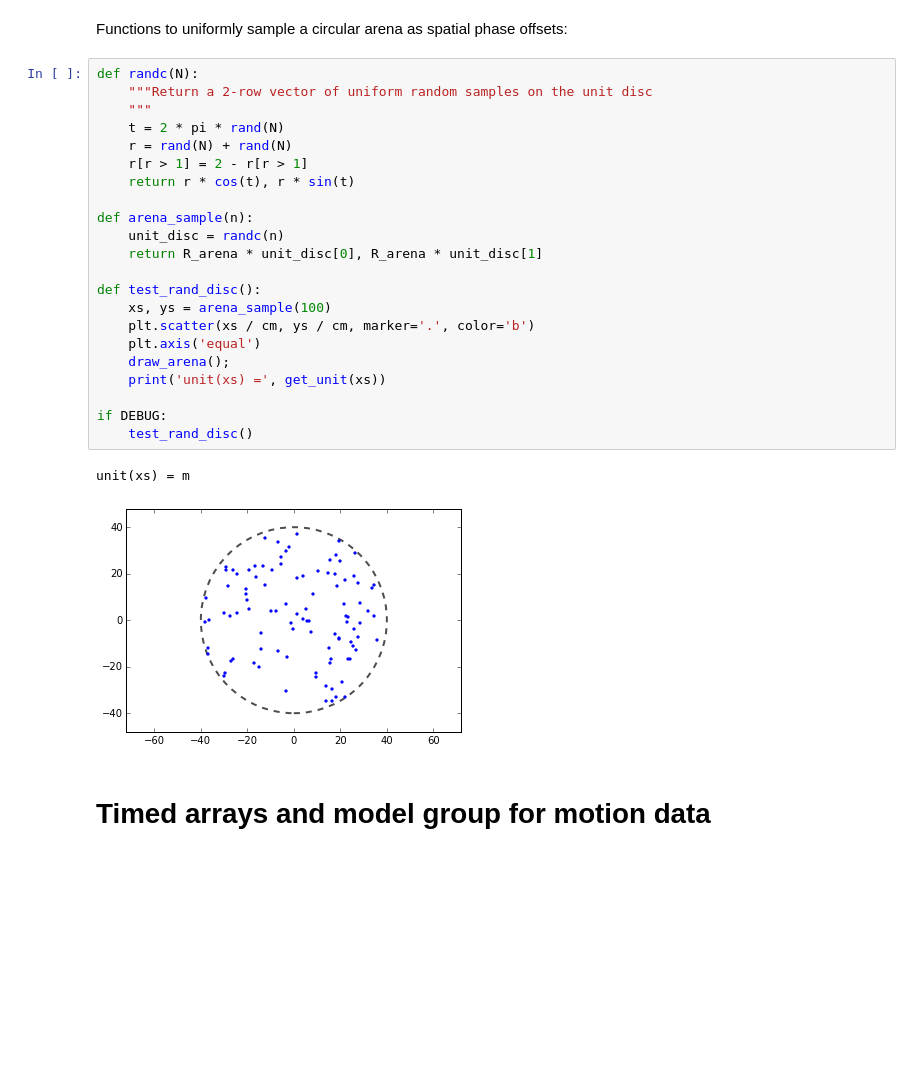
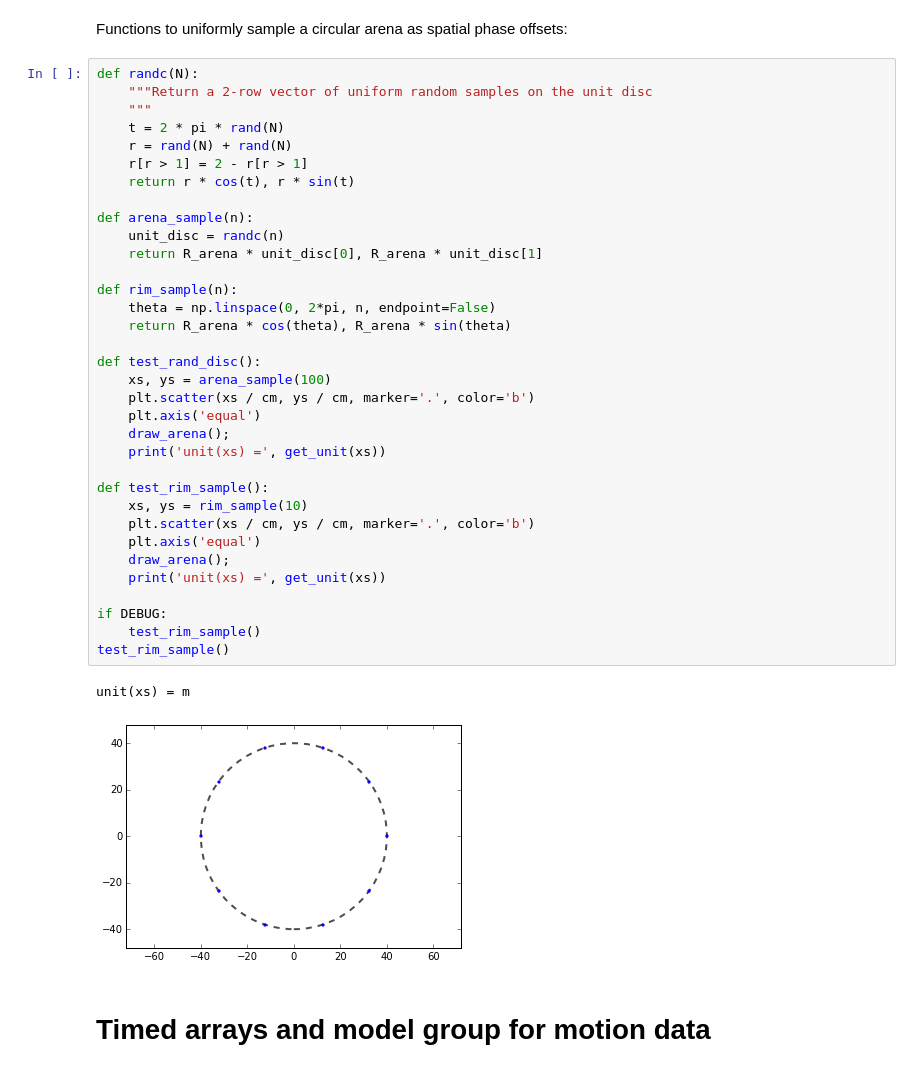
Before and after one commit to jdmonaco/lcomodel, a Jupyter notebook: notebooks/trajectory.ipynb, the cells around one changed output. Cells and saved outputs as stored; diff of their text form; blank space fills up the shorter version.

```diff
--- a/notebooks/trajectory.ipynb
+++ b/notebooks/trajectory.ipynb
@@ -75,28 +76,40 @@ Functions to uniformly sample a circular arena as spatial phase offsets:
 # %%
 def randc(N):
     """Return a 2-row vector of uniform random samples on the unit disc
     """
     t = 2 * pi * rand(N)
     r = rand(N) + rand(N)
     r[r > 1] = 2 - r[r > 1]
     return r * cos(t), r * sin(t)
 
 def arena_sample(n):
     unit_disc = randc(n)
     return R_arena * unit_disc[0], R_arena * unit_disc[1]
 
+def rim_sample(n):
+    theta = np.linspace(0, 2*pi, n, endpoint=False)
+    return R_arena * cos(theta), R_arena * sin(theta)
+
 def test_rand_disc():
     xs, ys = arena_sample(100)
     plt.scatter(xs / cm, ys / cm, marker='.', color='b')
     plt.axis('equal')
     draw_arena();
     print('unit(xs) =', get_unit(xs))
 
+def test_rim_sample():
+    xs, ys = rim_sample(10)
+    plt.scatter(xs / cm, ys / cm, marker='.', color='b')
+    plt.axis('equal')
+    draw_arena();
+    print('unit(xs) =', get_unit(xs))
+
 if DEBUG:
-    test_rand_disc()
+    test_rim_sample()
+test_rim_sample()
 # %% [output]
 unit(xs) = m
-[figure, old version]
+[figure, new version]
 # %% [markdown]
 # Timed arrays and model group for motion data
 # %% [markdown]
```
Also changed, not shown: parts of 2 cells of this notebook, 1 other file.
